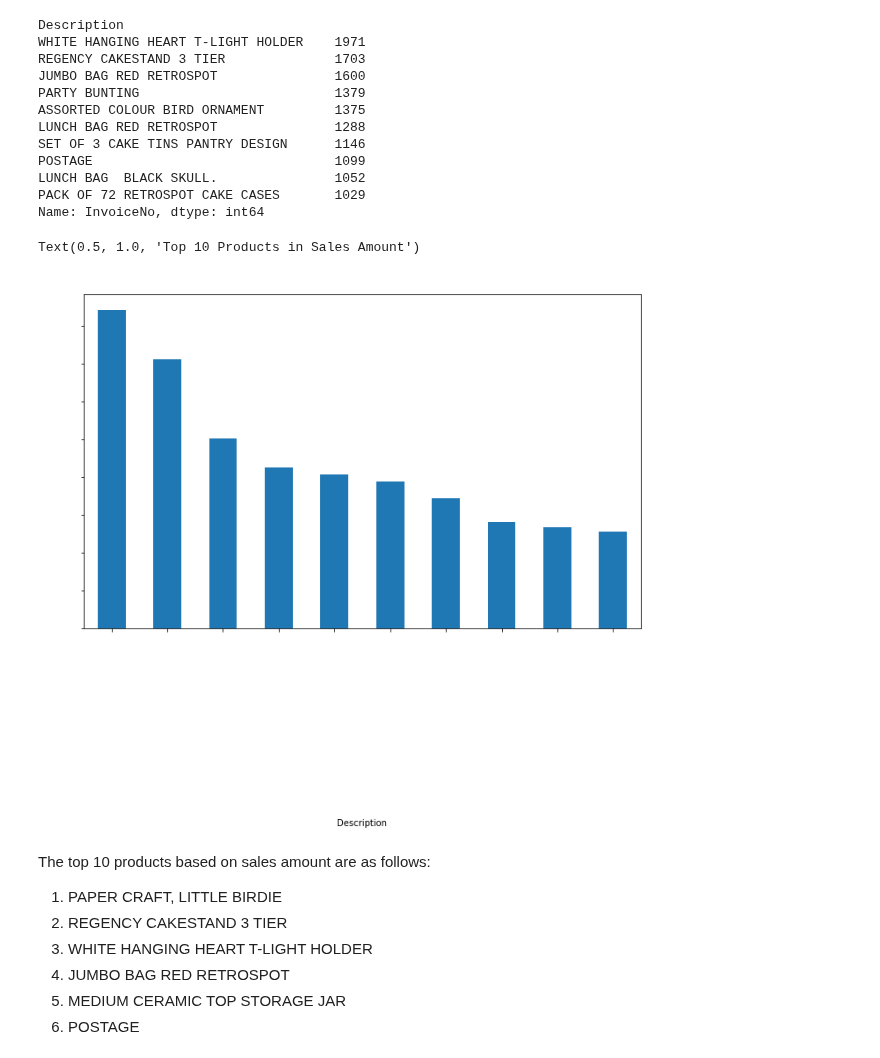
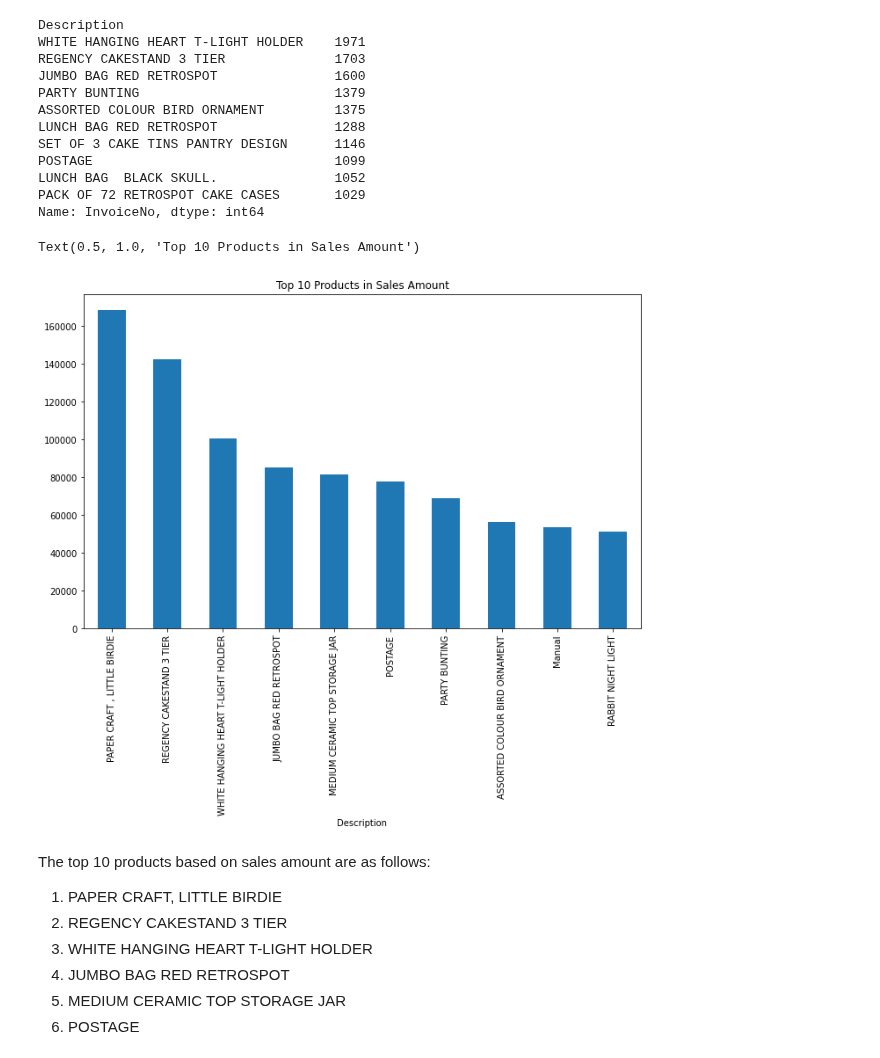
Before and after one commit to Dibieoluchi/Customer-Segmentation-Market-Basket-Analysis-SWOT-Insights, a Jupyter notebook: exploratory data analysis.ipynb, the cells around one changed output. Drawn from its saved outputs; the diff is of its cells as text; code cells hidden in the pictures.

```diff
--- a/exploratory data analysis.ipynb
+++ b/exploratory data analysis.ipynb
@@ -542,17 +499,15 @@ Name: InvoiceNo, dtype: int64
 # %%
 fig = plt.figure(figsize=(25, 7))
 f1 = fig.add_subplot(121)
 plt.grid(True)
 Top10 = list(AmountSum[:10].index)
 PercentSales = np.round((AmountSum[Top10].sum() / AmountSum.sum()) * 100, 2)
 PercentEvents = np.round((Invoices[Top10].sum() / Invoices.sum()) * 100, 2)
 g = AmountSum[Top10].plot(kind='bar', title='Top 10 Products in Sales Amount: {:3.2f}% of Amount and {:3.2f}% of Events'.format(PercentSales, PercentEvents))
-plt.xticks(color='white')
-plt.yticks(color='white')
-plt.title('Top 10 Products in Sales Amount',color ='white')
+plt.title('Top 10 Products in Sales Amount')
 # %% [output]
 Text(0.5, 1.0, 'Top 10 Products in Sales Amount')
-[figure, old version]
+[figure, new version]
 # %% [markdown]
 The top 10 products based on sales amount are as follows:
 1. PAPER CRAFT, LITTLE BIRDIE
```
Also changed, not shown: parts of 14 cells of this notebook.
